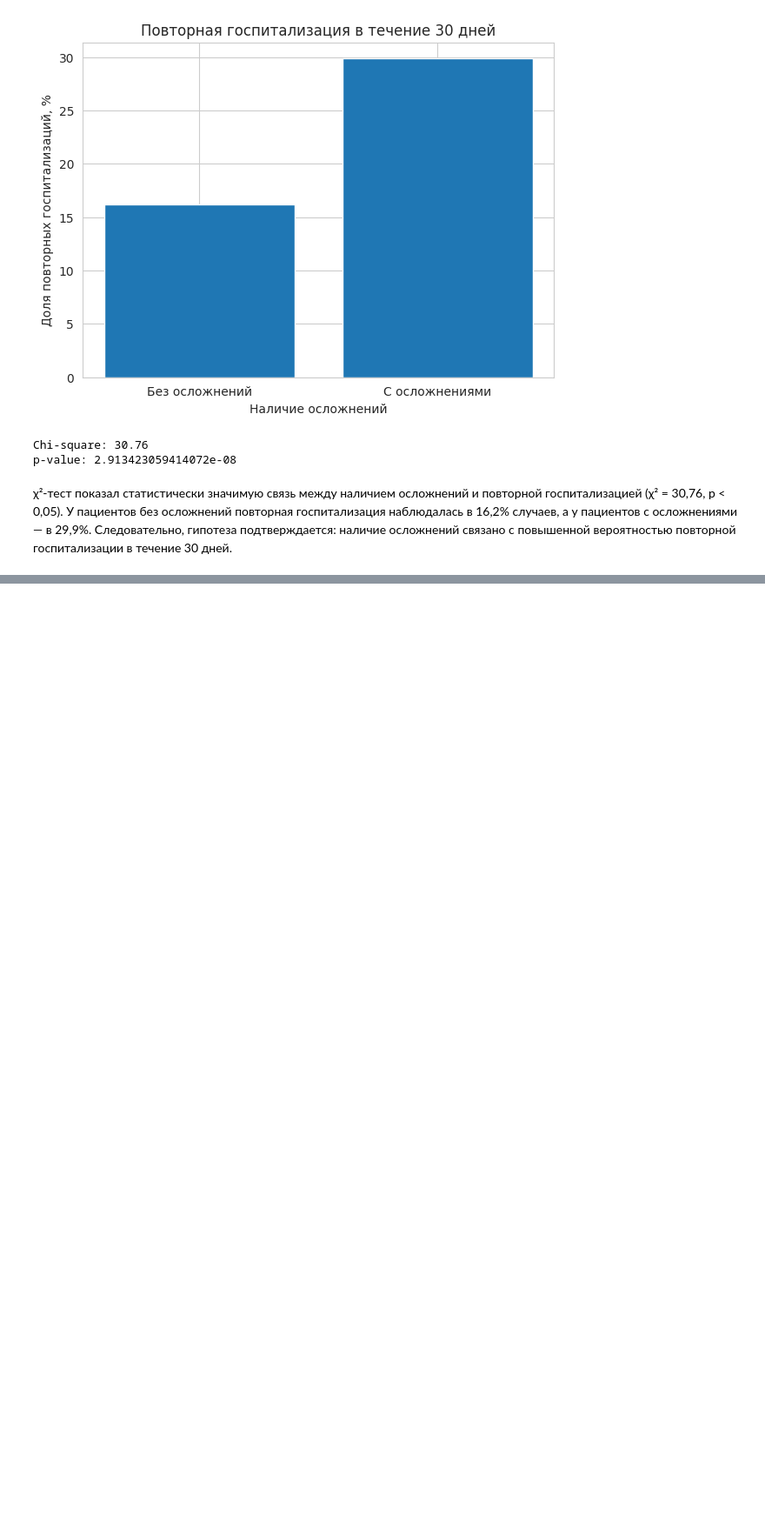
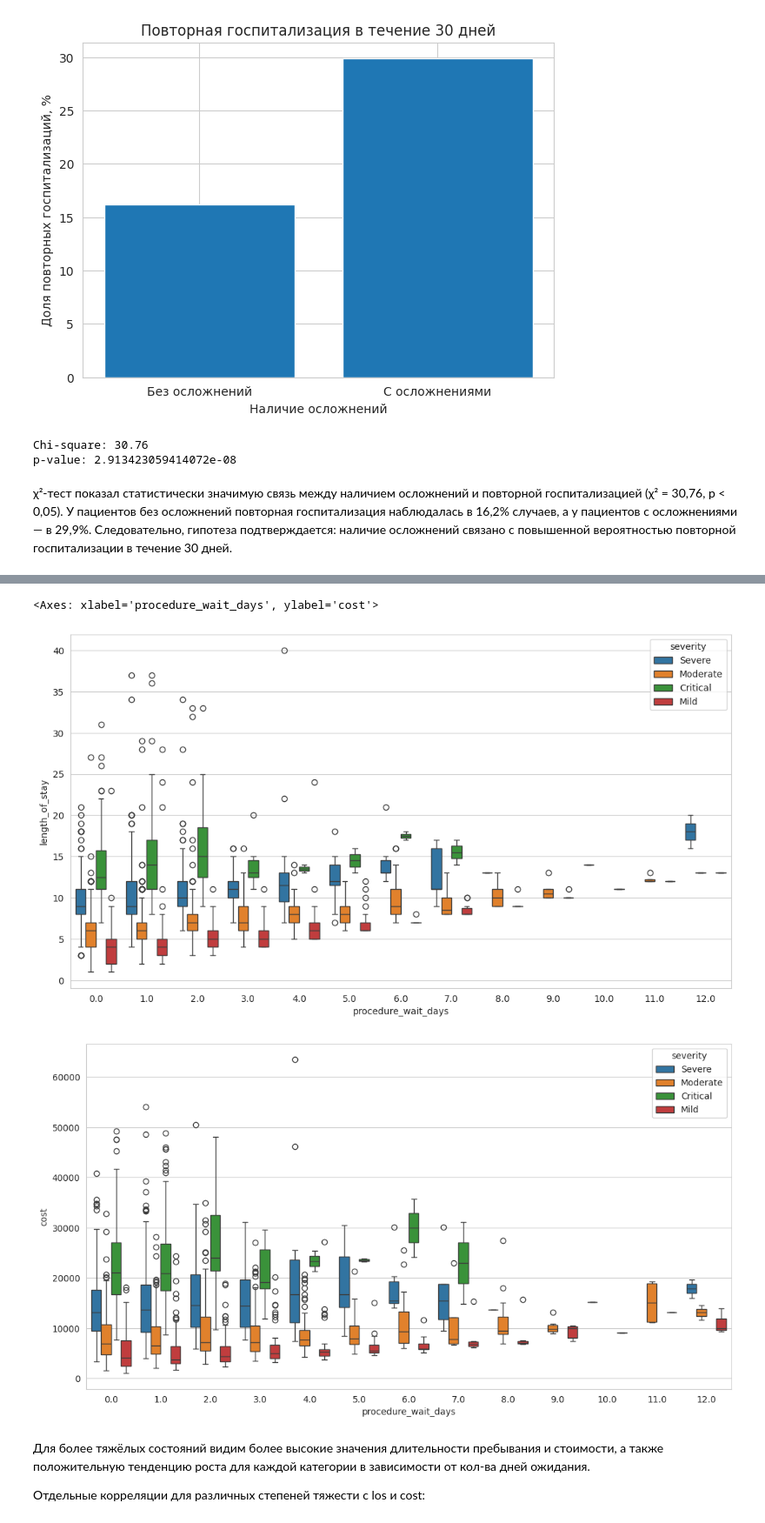
Before and after one commit to Fixer1313/DA_case5, a Jupyter notebook: notebooks/02_hypotheses.ipynb, the cells around one changed output, grey strips where cells are left out. Shown at 87% size. Drawn from its saved outputs; the diff is of its cells as text; code cells hidden in the pictures; blank space fills up the shorter version.

```diff
--- a/notebooks/02_hypotheses.ipynb
+++ b/notebooks/02_hypotheses.ipynb
@@ -609,0 +561,28 @@ p-value: 2.913423059414072e-08
+# %%
+#Далее включим в визуализацию переменную severity для выявления основных трендов
+
+plt.figure(figsize=(13, 7))
+
+sns.boxplot(
+    data=df,
+    x='procedure_wait_days',
+    y='length_of_stay',
+    hue='severity'
+)
+
+plt.figure(figsize=(13, 7))
+
+sns.boxplot(
+    data=df,
+    x='procedure_wait_days',
+    y='cost',
+    hue='severity'
+)
+# %% [output]
+<Axes: xlabel='procedure_wait_days', ylabel='cost'>
+[figure, added]
+[figure, added]
+# %% [markdown]
+Для более тяжёлых состояний видим более высокие значения длительности пребывания и стоимости, а также положительную тенденцию роста для каждой категории в зависимости от кол-ва дней ожидания.
+
+Отдельные корреляции для различных степеней тяжести с los и cost:
```
Also changed, not shown: parts of 33 cells of this notebook.
